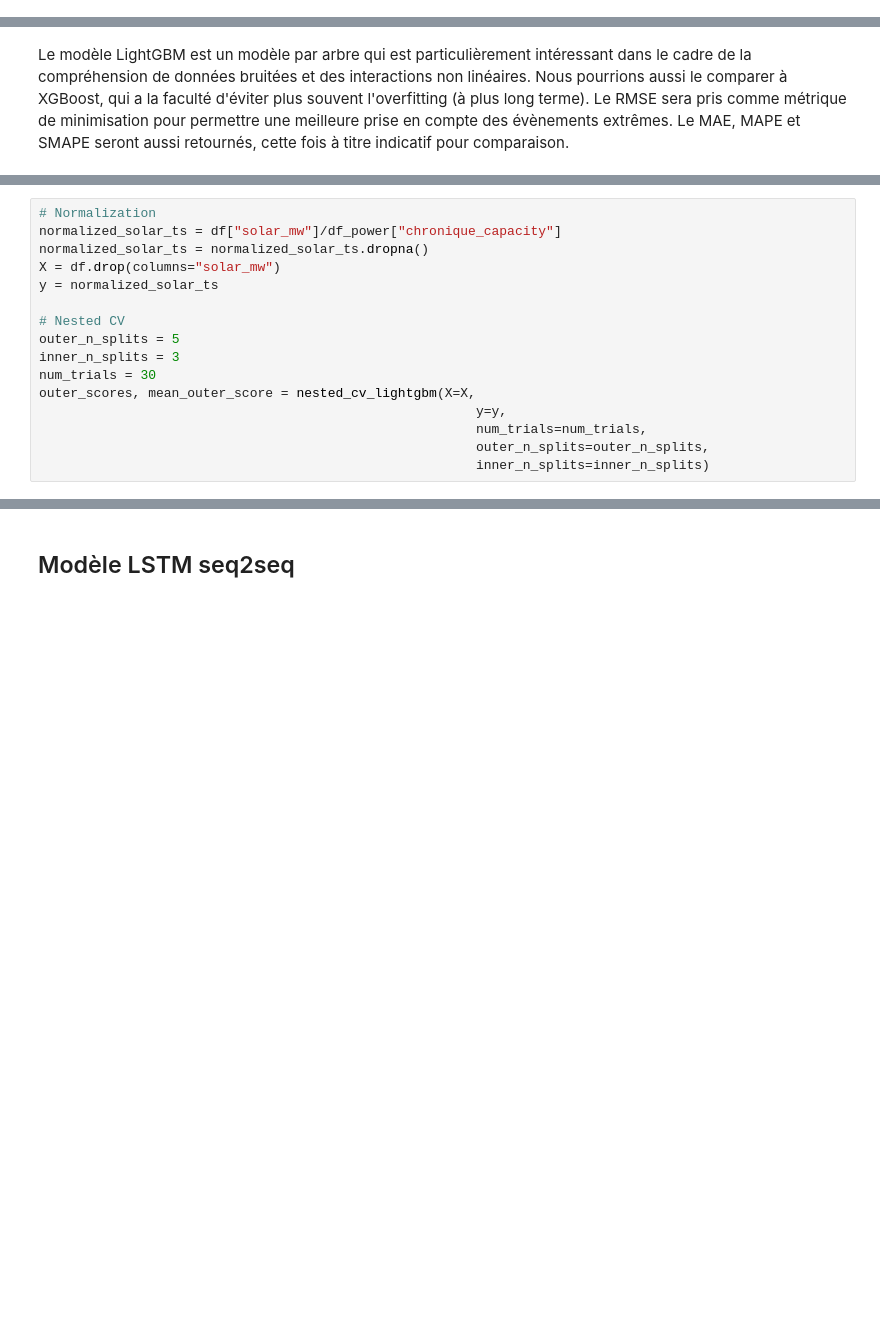
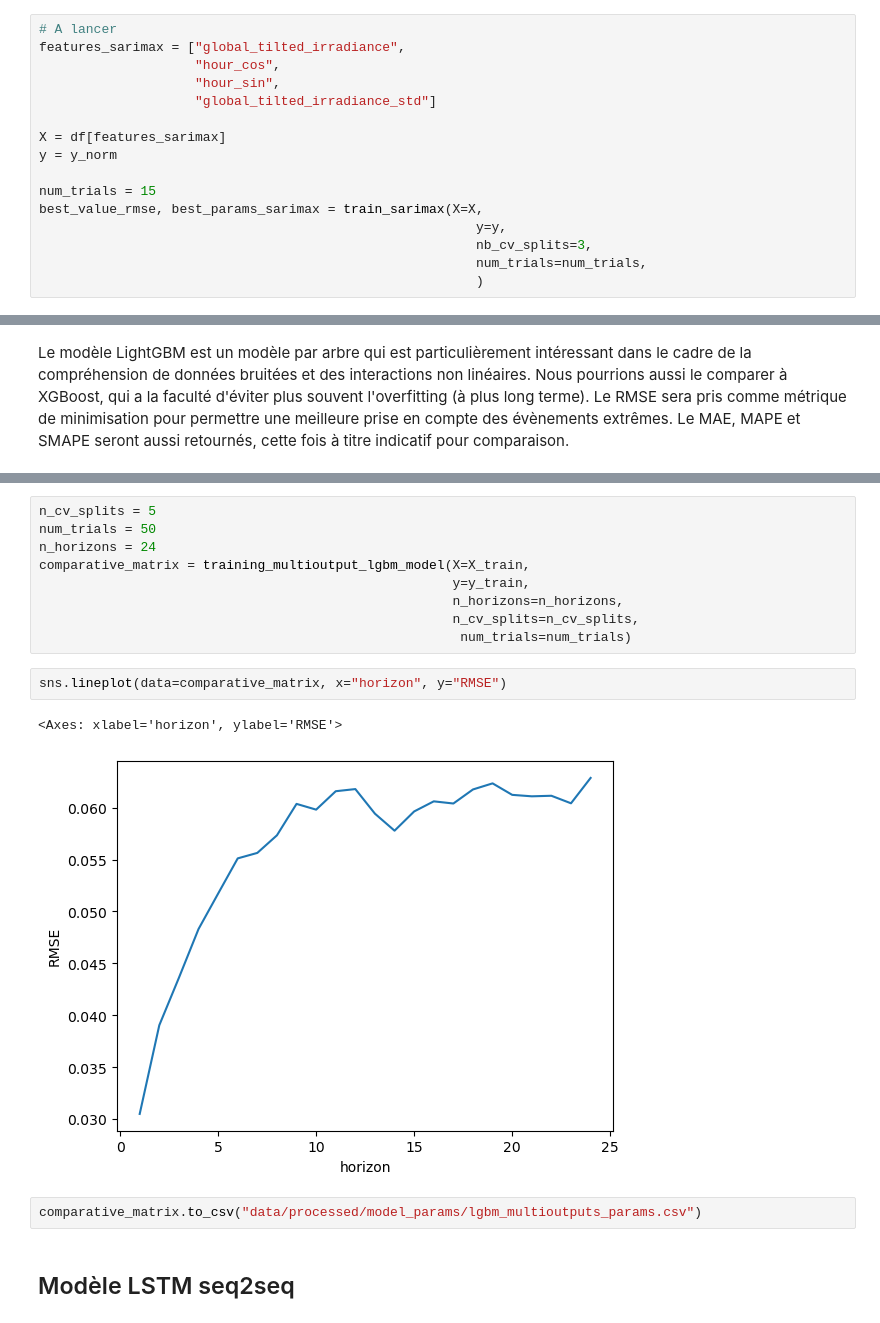
Before and after one commit to Simonsns/solar_prediction, a Jupyter notebook: notebooks/03_selection_and_model_training.ipynb, the cells around one changed output, grey strips where cells are left out. Saved outputs shown, nothing was run; the diff lists cells and outputs as text; blank space fills up the shorter version.

Commit message:
feat: multi-horizon training lgbm and lstm

```diff
--- a/notebooks/03_selection_and_model_training.ipynb
+++ b/notebooks/03_selection_and_model_training.ipynb
@@ -314,0 +457,16 @@ outer_scores, mean_outer_score = nested_cv_sarimax(X=X,
+# %%
+# A lancer
+features_sarimax = ["global_tilted_irradiance",
+                    "hour_cos",
+                    "hour_sin",
+                    "global_tilted_irradiance_std"]
+
+X = df[features_sarimax]
+y = y_norm
+
+num_trials = 15
+best_value_rmse, best_params_sarimax = train_sarimax(X=X,
+                                                        y=y,
+                                                        nb_cv_splits=3,
+                                                        num_trials=num_trials,
+                                                        )
@@ -484,16 +570,0 @@ def nested_cv_lightgbm(X : pd.DataFrame, y: pd.Series, num_trials: int, outer_n_
-# %%
-# Normalization
-normalized_solar_ts = df["solar_mw"]/df_power["chronique_capacity"]
-normalized_solar_ts = normalized_solar_ts.dropna()
-X = df.drop(columns="solar_mw")
-y = normalized_solar_ts
-
-# Nested CV
-outer_n_splits = 5
-inner_n_splits = 3
-num_trials = 30
-outer_scores, mean_outer_score = nested_cv_lightgbm(X=X,
-                                                        y=y,
-                                                        num_trials=num_trials,
-                                                        outer_n_splits=outer_n_splits,
-                                                        inner_n_splits=inner_n_splits)
@@ -524,3 +608,19 @@ Moyenne du score LGBM : 3.8%
+# %%
+n_cv_splits = 5
+num_trials = 50
+n_horizons = 24
+comparative_matrix = training_multioutput_lgbm_model(X=X_train,
+                                                     y=y_train,
+                                                     n_horizons=n_horizons,
+                                                     n_cv_splits=n_cv_splits,
+                                                      num_trials=num_trials)
+# %%
+sns.lineplot(data=comparative_matrix, x="horizon", y="RMSE")
+# %% [output]
+<Axes: xlabel='horizon', ylabel='RMSE'>
+[figure, added]
+# %%
+comparative_matrix.to_csv("data/processed/model_params/lgbm_multioutputs_params.csv")
 # %% [markdown]
 ## Modèle LSTM seq2seq
 # %%
```
Also changed, not shown: parts of 53 cells of this notebook, 9 other files.
